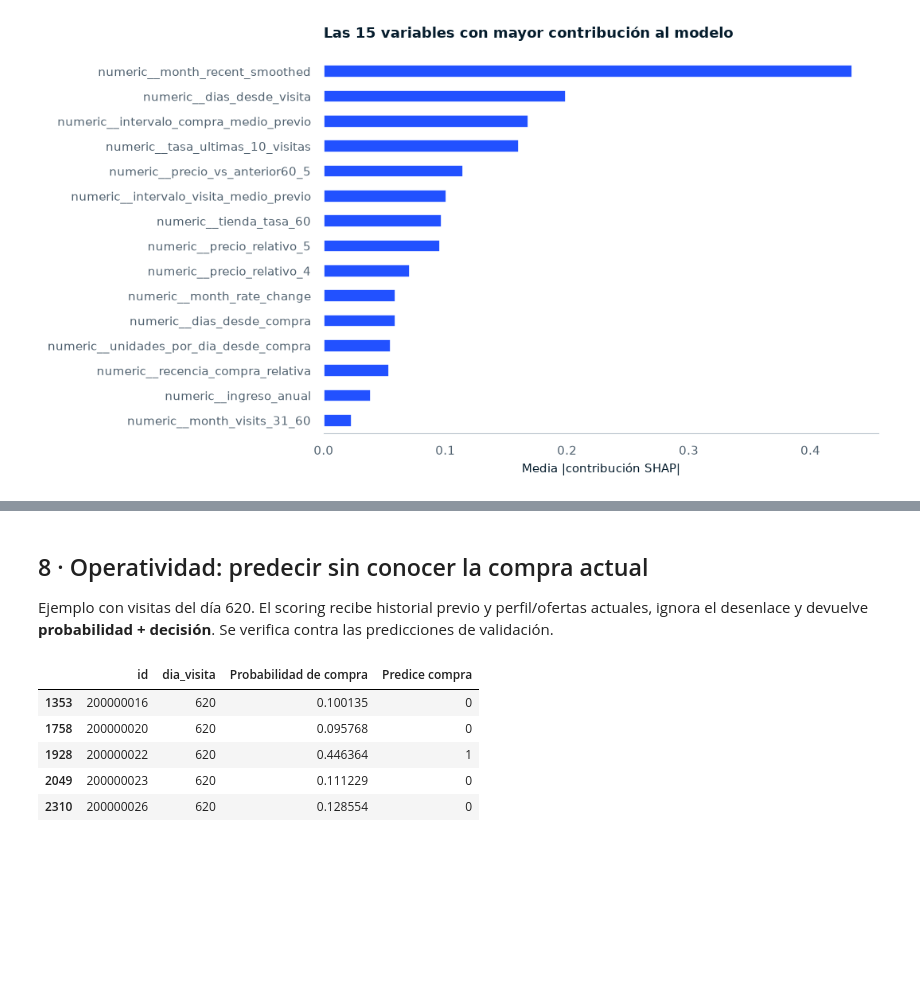
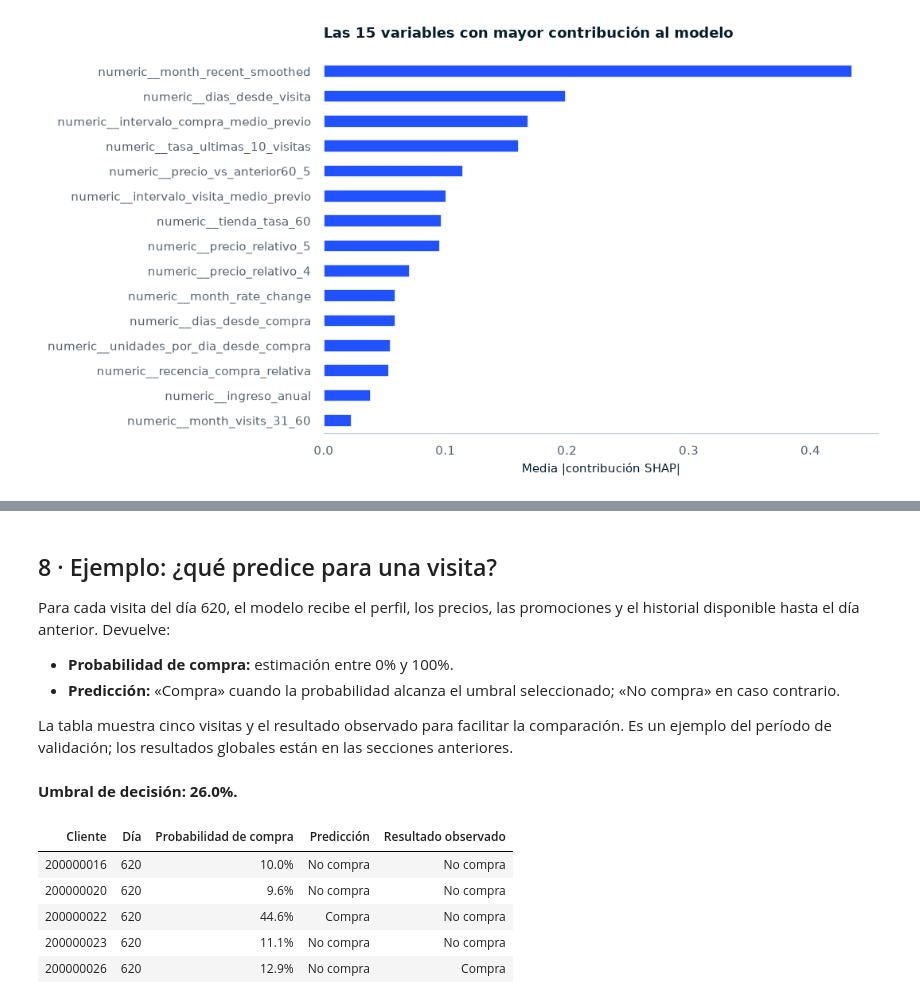
Before and after one commit to KireSregor/ferreyros-propension, a Jupyter notebook: notebooks/propension_lightgbm.ipynb, the cells around one changed output, grey strips where cells are left out. Saved outputs shown, nothing was run; the diff lists cells and outputs as text; code cells hidden in the pictures; blank space fills up the shorter version.

Commit message:
Preparar notebook final con test, barras y ejemplo de predicción legible

```diff
--- a/notebooks/propension_lightgbm.ipynb
+++ b/notebooks/propension_lightgbm.ipynb
@@ -271,23 +279,22 @@ Test no ejecutado. Modelo y umbral se conservan sin cambios.
 # %% [markdown]
-## 8 · Operatividad: predecir sin conocer la compra actual
-Ejemplo con visitas del día 620. El scoring recibe historial previo y perfil/ofertas actuales, ignora el desenlace y devuelve **probabilidad + decisión**. Se verifica contra las predicciones de validación.
+## 8 · Ejemplo: ¿qué predice para una visita?
+Para cada visita del día 620, el modelo recibe el perfil, los precios, las promociones y el historial disponible hasta el día anterior. Devuelve:
+
+- **Probabilidad de compra:** estimación entre 0% y 100%.
+- **Predicción:** «Compra» cuando la probabilidad alcanza el umbral seleccionado; «No compra» en caso contrario.
+
+La tabla muestra cinco visitas y el resultado observado para facilitar la comparación. Es un ejemplo del período de validación; los resultados globales están en las secciones anteriores.
 # %%
 scored = workflow.verify_scoring(
     bundle, raw, runs[512]["predictions"]["lightgbm_512_Validación"], events
 )
-display(
-    scored.head().rename(
-        columns={
-            "probability": "Probabilidad de compra",
-            "prediction": "Predice compra",
-        }
-    )
-)
+reporting.show_predictions(scored, raw, bundle["threshold"])
 # %% [output]
+**Umbral de decisión: 26.0%.**
-|  | id | dia_visita | Probabilidad de compra | Predice compra |
-| 1353 | 200000016 | 620 | 0.100135 | 0 |
-| 1758 | 200000020 | 620 | 0.095768 | 0 |
-| 1928 | 200000022 | 620 | 0.446364 | 1 |
-| 2049 | 200000023 | 620 | 0.111229 | 0 |
-| 2310 | 200000026 | 620 | 0.128554 | 0 |
+| Cliente | Día | Probabilidad de compra | Predicción | Resultado observado |
+| 200000016 | 620 | 10.0% | No compra | No compra |
+| 200000020 | 620 | 9.6% | No compra | No compra |
+| 200000022 | 620 | 44.6% | Compra | No compra |
+| 200000023 | 620 | 11.1% | No compra | No compra |
+| 200000026 | 620 | 12.9% | No compra | Compra |
 # %% [markdown]
```
Also changed, not shown: parts of 14 cells of this notebook, 3 other files.
